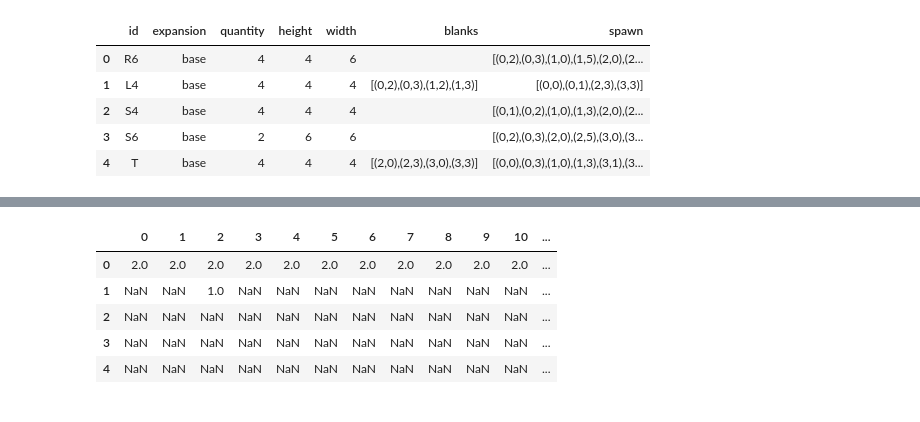
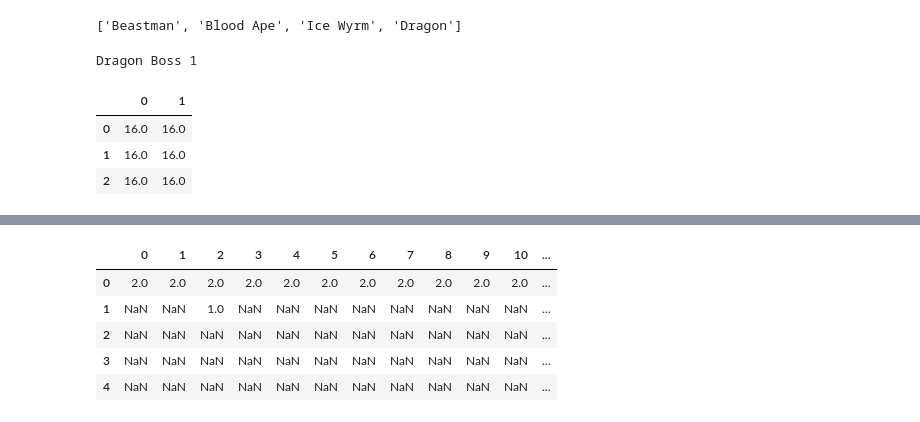
Before and after one commit to KevinCarr42/Descent_AI, a Jupyter notebook: DescentMapGenerator.ipynb, the cells around one changed output, grey strips where cells are left out. Cells and saved outputs as stored; diff of their text form; code cells hidden in the pictures.

```diff
--- a/DescentMapGenerator.ipynb
+++ b/DescentMapGenerator.ipynb
@@ -56,7 +77,3 @@ class Treasures:
                     break
 
         return encounter_dict
-# %%
-# testing
-t = Treasures()
-t.encounters
@@ -125,7 +127,7 @@ class Monsters:
 
     def choose_minis(self, use_all_minis, n_encounters):
         for monster in self.quest_monsters:
-            n_normal, n_master = self._DATA.loc[self._DATA.name.str.contains(monster) & ~self._DATA.name.str.contains('Boss'), 'total']
+            n_normal, n_master = self._DATA.loc[self._DATA.name.str.contains(monster) & ~self._DATA.name.str.contains('Boss'), 'quantity']
             for i in range(n_normal):
                 self.minis.append(monster)
             for i in range(n_master):
@@ -223,10 +200,0 @@ Golem
-# %%
-MAP_TILES = pd.read_csv('tile_import.csv')
-MAP_TILES.fillna('').head()
-# %% [output]
-|  | id | expansion | quantity | height | width | blanks | spawn |
-| 0 | R6 | base | 4 | 4 | 6 |  | [(0,2),(0,3),(1,0),(1,5),(2,0),(2... |
-| 1 | L4 | base | 4 | 4 | 4 | [(0,2),(0,3),(1,2),(1,3)] | [(0,0),(0,1),(2,3),(3,3)] |
-| 2 | S4 | base | 4 | 4 | 4 |  | [(0,1),(0,2),(1,0),(1,3),(2,0),(2... |
-| 3 | S6 | base | 2 | 6 | 6 |  | [(0,2),(0,3),(2,0),(2,5),(3,0),(3... |
-| 4 | T | base | 4 | 4 | 4 | [(2,0),(2,3),(3,0),(3,3)] | [(0,0),(0,3),(1,0),(1,3),(3,1),(3... |
@@ -232,0 +255,19 @@ MAP_TILES.fillna('').head()
+# %%
+m = Monsters(MONSTER_DF)
+mt = Tiles(m)
+print(m.quest_monsters + [m.quest_boss])
+# %% [output]
+['Beastman', 'Blood Ape', 'Ice Wyrm', 'Dragon']
+# %%
+for name, tile in mt.unused_tiles.items():
+    if 'Dragon' in name:
+        print(name)
+        display(tile)
+        print('\n')
+        dude_to_rotate = name
+# %% [output]
+Dragon Boss 1
+|  | 0 | 1 |
+| 0 | 16.0 | 16.0 |
+| 1 | 16.0 | 16.0 |
+| 2 | 16.0 | 16.0 |
```
Also changed, not shown: parts of 10 cells of this notebook, 1 other file.
